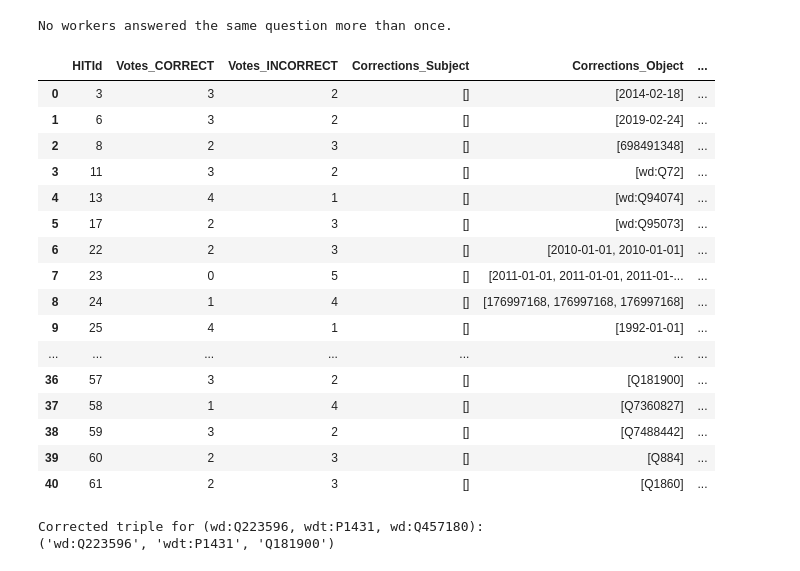
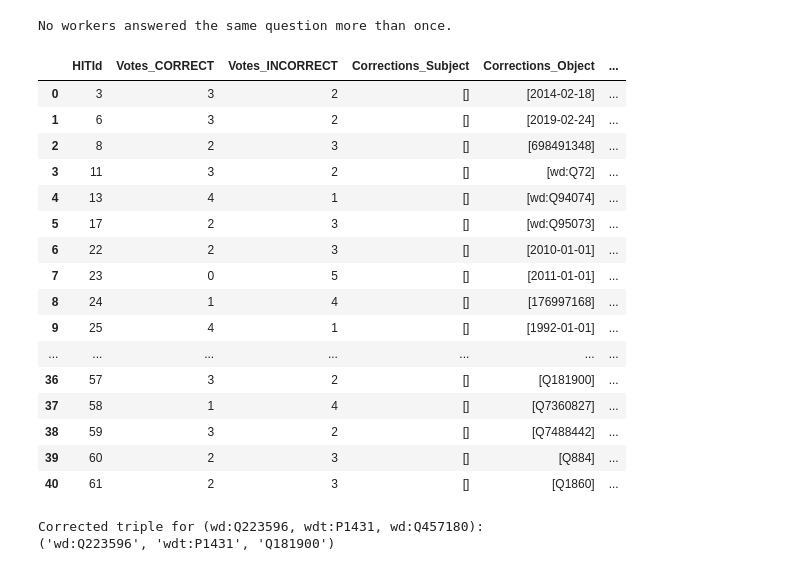
Before and after one commit to random9nessss/HS-24-Advanced-Topics-in-Artificial-Intelligence, a Jupyter notebook: development/crowd_source.ipynb, the cells around one changed output. Drawn from its saved outputs; the diff is of its cells as text; code cells hidden in the pictures.

Commit message:
unique corrections

```diff
--- a/development/crowd_source.ipynb
+++ b/development/crowd_source.ipynb
@@ -120,38 +119,38 @@ No workers answered the same question more than once.
 # %%
 
 summary_data = []
 
 for hit_id, group in crowd_df.groupby("HITId"):
     total_correct = group[group["AnswerLabel"] == "CORRECT"].shape[0]
     total_incorrect = group[group["AnswerLabel"] == "INCORRECT"].shape[0]
 
     corrections_subject = group[group["FixPosition"] == "Subject"]["FixValue"].dropna().tolist()
     corrections_object = group[group["FixPosition"] == "Object"]["FixValue"].dropna().tolist()
     corrections_predicate = group[group["FixPosition"] == "Predicate"]["FixValue"].dropna().tolist()
 
     if any([corrections_predicate, corrections_object, corrections_subject]):
         summary_data.append({
             "HITId": hit_id,
             "Votes_CORRECT": total_correct,
             "Votes_INCORRECT": total_incorrect,
-            "Corrections_Subject": corrections_subject,
-            "Corrections_Object": corrections_object,
-            "Corrections_Predicate": corrections_predicate
+            "Corrections_Subject": list(set(corrections_subject)),
+            "Corrections_Object": list(set(corrections_object)),
+            "Corrections_Predicate": list(set(corrections_predicate))
         })
 
 summary_df = pd.DataFrame(summary_data)
 summary_df
 # %% [output]
 |  | HITId | Votes_CORRECT | Votes_INCORRECT | Corrections_Subject | Corrections_Object | ... |
 | 0 | 3 | 3 | 2 | [] | [2014-02-18] | ... |
 | 1 | 6 | 3 | 2 | [] | [2019-02-24] | ... |
 | 2 | 8 | 2 | 3 | [] | [698491348] | ... |
 | 3 | 11 | 3 | 2 | [] | [wd:Q72] | ... |
 | 4 | 13 | 4 | 1 | [] | [wd:Q94074] | ... |
 | 5 | 17 | 2 | 3 | [] | [wd:Q95073] | ... |
-| 6 | 22 | 2 | 3 | [] | [2010-01-01, 2010-01-01] | ... |
-| 7 | 23 | 0 | 5 | [] | [2011-01-01, 2011-01-01, 2011-01-... | ... |
-| 8 | 24 | 1 | 4 | [] | [176997168, 176997168, 176997168] | ... |
+| 6 | 22 | 2 | 3 | [] | [2010-01-01] | ... |
+| 7 | 23 | 0 | 5 | [] | [2011-01-01] | ... |
+| 8 | 24 | 1 | 4 | [] | [176997168] | ... |
 | 9 | 25 | 4 | 1 | [] | [1992-01-01] | ... |
 | ... | ... | ... | ... | ... | ... | ... |
 | 36 | 57 | 3 | 2 | [] | [Q181900] | ... |
```
Also changed, not shown: parts of 1 cell of this notebook.
